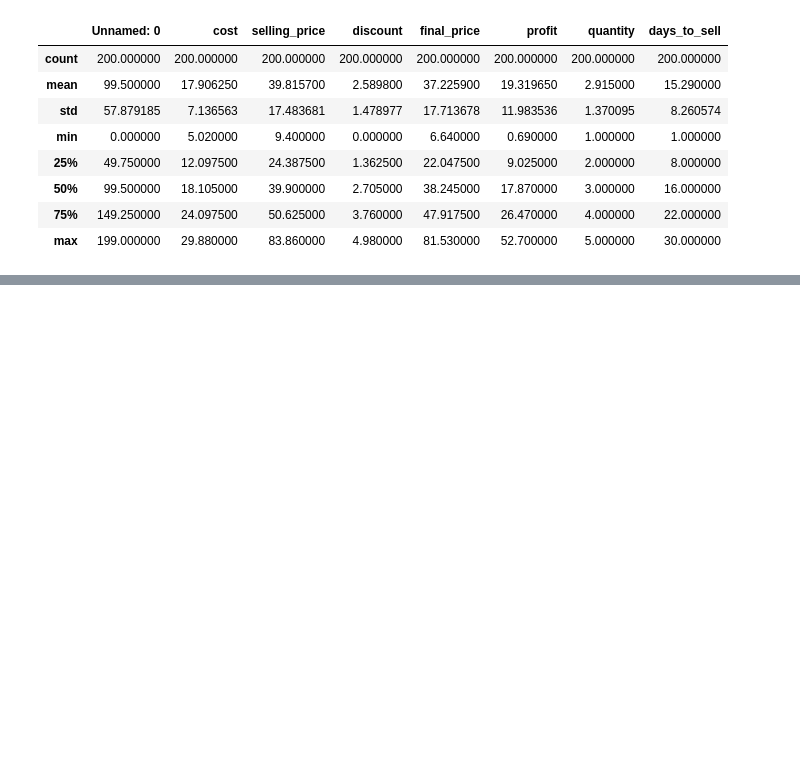
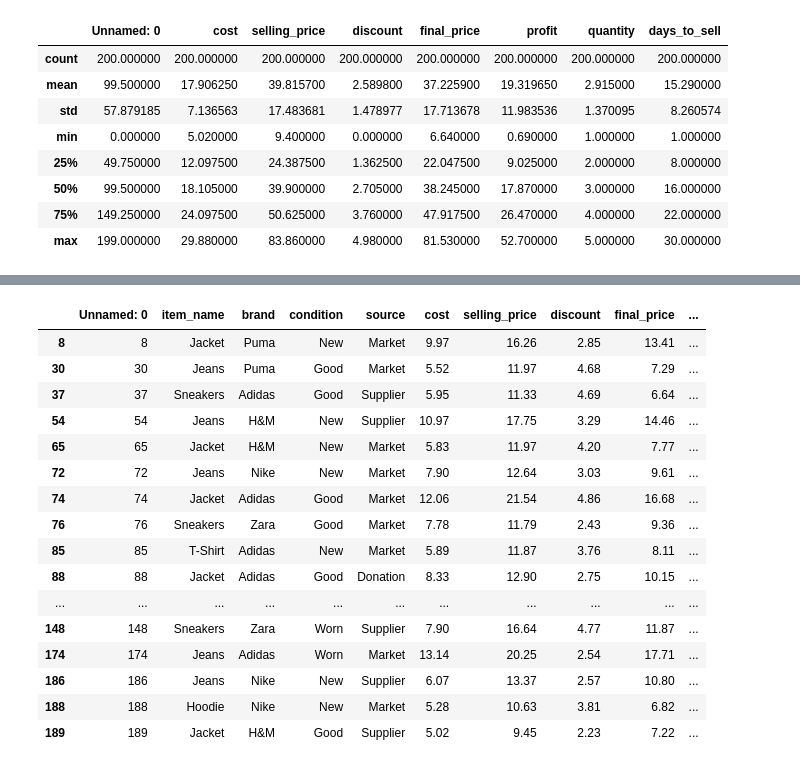
Before and after one commit to Mubanga-W-Chashi/optimized-thrift-profit-analyzer, a Jupyter notebook: notebooks/02_eda.ipynb, the cells around one changed output, grey strips where cells are left out. Saved outputs shown, nothing was run; the diff lists cells and outputs as text; code cells hidden in the pictures; blank space fills up the shorter version.

```diff
--- a/notebooks/02_eda.ipynb
+++ b/notebooks/02_eda.ipynb
@@ -51,0 +97,20 @@ df['total_profit'] = df['profit'] * df['quantity']
+# %%
+df[df["profit"] < 5]
+# %% [output]
+|  | Unnamed: 0 | item_name | brand | condition | source | cost | selling_price | discount | final_price | ... |
+| 8 | 8 | Jacket | Puma | New | Market | 9.97 | 16.26 | 2.85 | 13.41 | ... |
+| 30 | 30 | Jeans | Puma | Good | Market | 5.52 | 11.97 | 4.68 | 7.29 | ... |
+| 37 | 37 | Sneakers | Adidas | Good | Supplier | 5.95 | 11.33 | 4.69 | 6.64 | ... |
+| 54 | 54 | Jeans | H&M | New | Supplier | 10.97 | 17.75 | 3.29 | 14.46 | ... |
+| 65 | 65 | Jacket | H&M | New | Market | 5.83 | 11.97 | 4.20 | 7.77 | ... |
+| 72 | 72 | Jeans | Nike | New | Market | 7.90 | 12.64 | 3.03 | 9.61 | ... |
+| 74 | 74 | Jacket | Adidas | Good | Market | 12.06 | 21.54 | 4.86 | 16.68 | ... |
+| 76 | 76 | Sneakers | Zara | Good | Market | 7.78 | 11.79 | 2.43 | 9.36 | ... |
+| 85 | 85 | T-Shirt | Adidas | New | Market | 5.89 | 11.87 | 3.76 | 8.11 | ... |
+| 88 | 88 | Jacket | Adidas | Good | Donation | 8.33 | 12.90 | 2.75 | 10.15 | ... |
+| ... | ... | ... | ... | ... | ... | ... | ... | ... | ... | ... |
+| 148 | 148 | Sneakers | Zara | Worn | Supplier | 7.90 | 16.64 | 4.77 | 11.87 | ... |
+| 174 | 174 | Jeans | Adidas | Worn | Market | 13.14 | 20.25 | 2.54 | 17.71 | ... |
+| 186 | 186 | Jeans | Nike | New | Supplier | 6.07 | 13.37 | 2.57 | 10.80 | ... |
+| 188 | 188 | Hoodie | Nike | New | Market | 5.28 | 10.63 | 3.81 | 6.82 | ... |
+| 189 | 189 | Jacket | H&M | Good | Supplier | 5.02 | 9.45 | 2.23 | 7.22 | ... |
```
Also changed, not shown: parts of 2 cells of this notebook.
